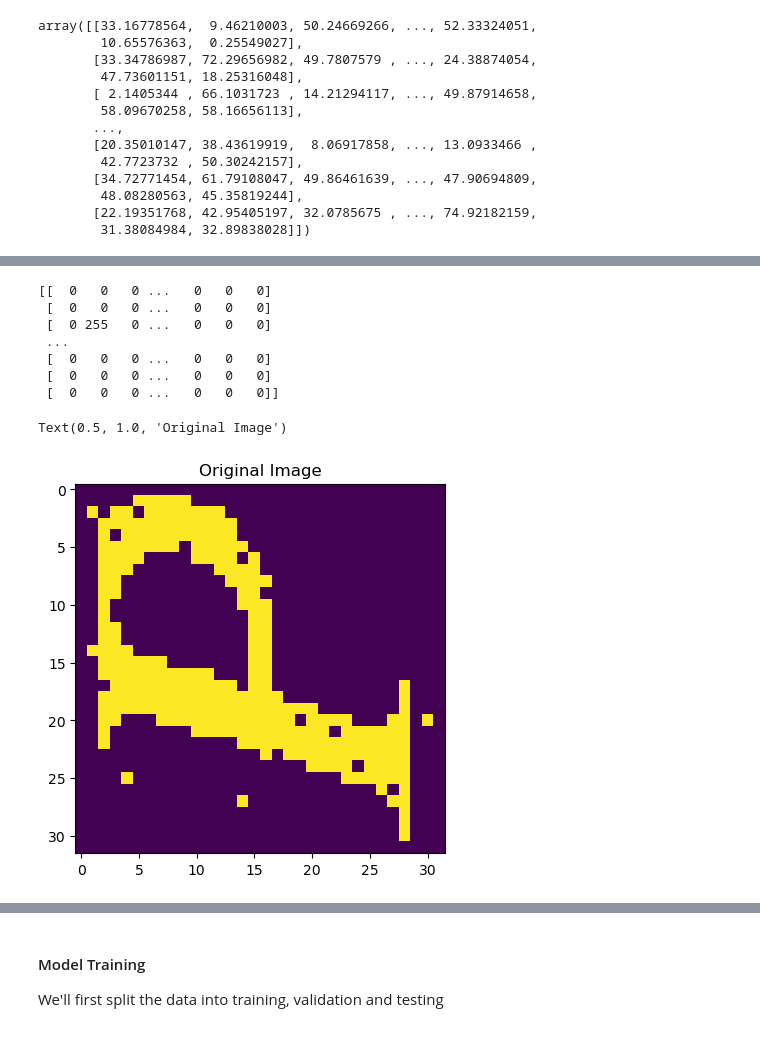
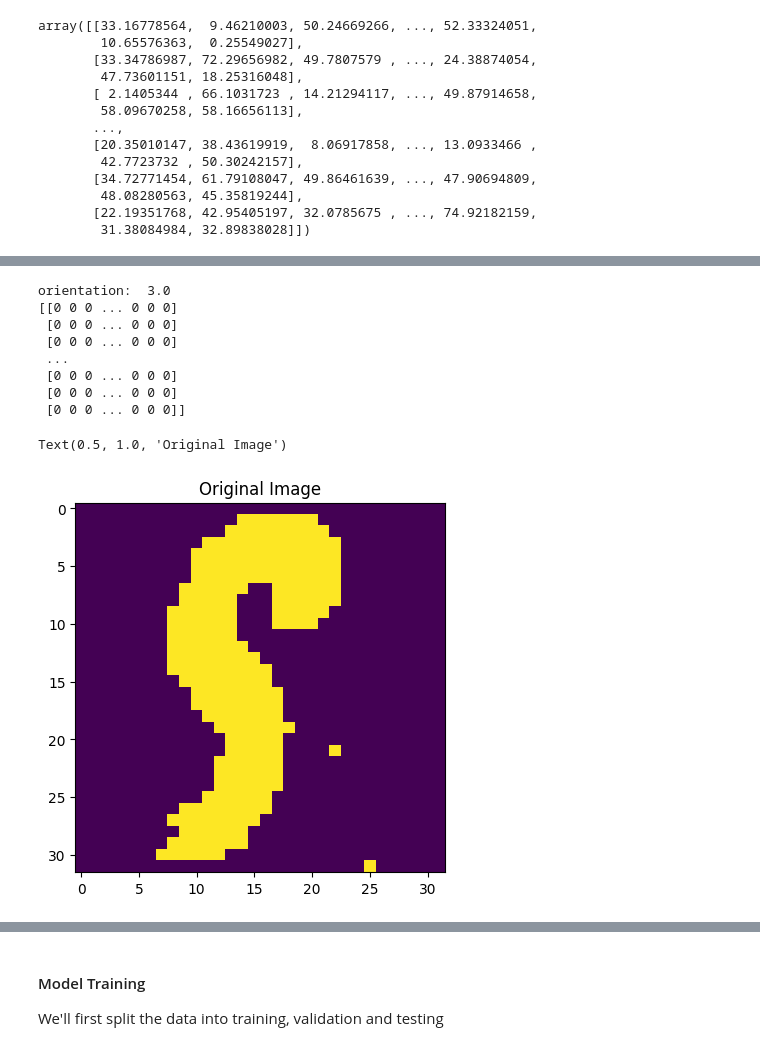
Before and after one commit to jassiel-ndlovu/ml-classifier, a Jupyter notebook: data-visualisation.ipynb, the cells around one changed output, grey strips where cells are left out. Saved outputs shown, nothing was run; the diff lists cells and outputs as text; code cells hidden in the pictures.

```diff
--- a/data-visualisation.ipynb
+++ b/data-visualisation.ipynb
@@ -112,7 +112,7 @@ So, we will try to change every value in data so that is has a value between 0 a
  - If the data component is greater than 255 then we remove it and replace it with 255
  - If the data component is less than 0 then we remove it and replace it with 0
 # %%
-with open('/home/vmuser/traindata.txt', 'r') as traindata:
+with open('C:\\Users\\User\\Documents\\CS Year 3\\ML\\Assignment 2\\traindata.txt', 'r') as traindata:
     reader = csv.reader(traindata)
     data_list = list(reader)
 
@@ -167,39 +170,51 @@ array([[33.16778564,  9.46210003, 50.24669266, ..., 52.33324051,
 # %%
-index = 201
+index = 51
 
 row = data[index, :-1].copy()
 row_indices_to_remove = []
 
 for i in range(len(row)):
     if row[i] < 0:
         row_indices_to_remove.append(i)
     elif row[i] > 255:
-        row[i] = 0
+        row[i] /= 10
+
+        if row[i] < 128:
+            row[i] = 0
+        else:
+            row[i] = 255
     elif row[i] < 128:
         row[i] = 0
     else:
         row[i] = 255
 
+
 row = np.delete(row, row_indices_to_remove)
 
 image = np.uint8(np.array([row]).reshape((32, 32)))
+
+orientation = data[index][-1]
+print("orientation: ", orientation)
+if orientation == 1:
+    image = np.rot90(image, k=-1)  # Rotate 90 degrees clockwise
+elif orientation == 2:
+    image = np.rot90(image, k=-2)  # Rotate 180 degrees clockwise
+elif orientation == 3:
+    image = np.rot90(image, k=-3)  # Rotate 270 degrees clockwise
+
 print(image)
 
-# plt.subplot(1, 2, 1)
 plt.imshow(image, cmap='viridis')
 plt.title('Original Image')
-
-# plt.subplot(1, 2, 2)
-# plt.imshow(image, cmap='gray')
-# plt.title('Grayscale Image')
 # %% [output]
-[[  0   0   0 ...   0   0   0]
- [  0   0   0 ...   0   0   0]
- [  0 255   0 ...   0   0   0]
+orientation:  3.0
+[[0 0 0 ... 0 0 0]
+ [0 0 0 ... 0 0 0]
+ [0 0 0 ... 0 0 0]
  ...
- [  0   0   0 ...   0   0   0]
- [  0   0   0 ...   0   0   0]
- [  0   0   0 ...   0   0   0]]
+ [0 0 0 ... 0 0 0]
+ [0 0 0 ... 0 0 0]
+ [0 0 0 ... 0 0 0]]
 Text(0.5, 1.0, 'Original Image')
-[figure, old version]
+[figure, new version]
 # %%
```
Also changed, not shown: parts of 8 cells of this notebook, 3 other files.
